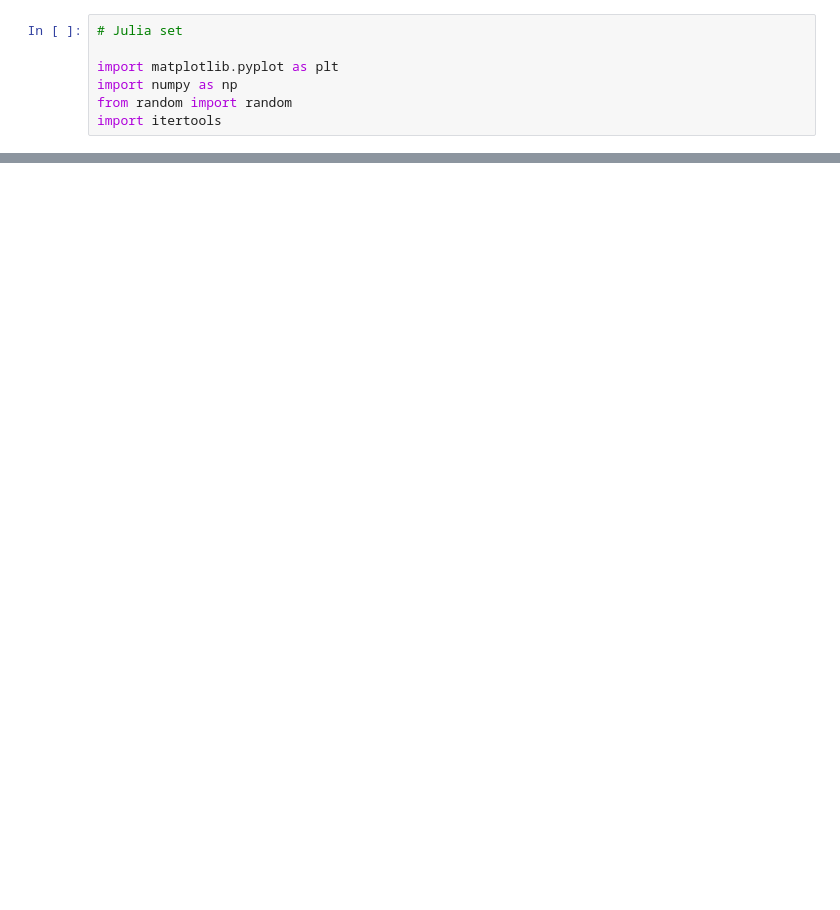
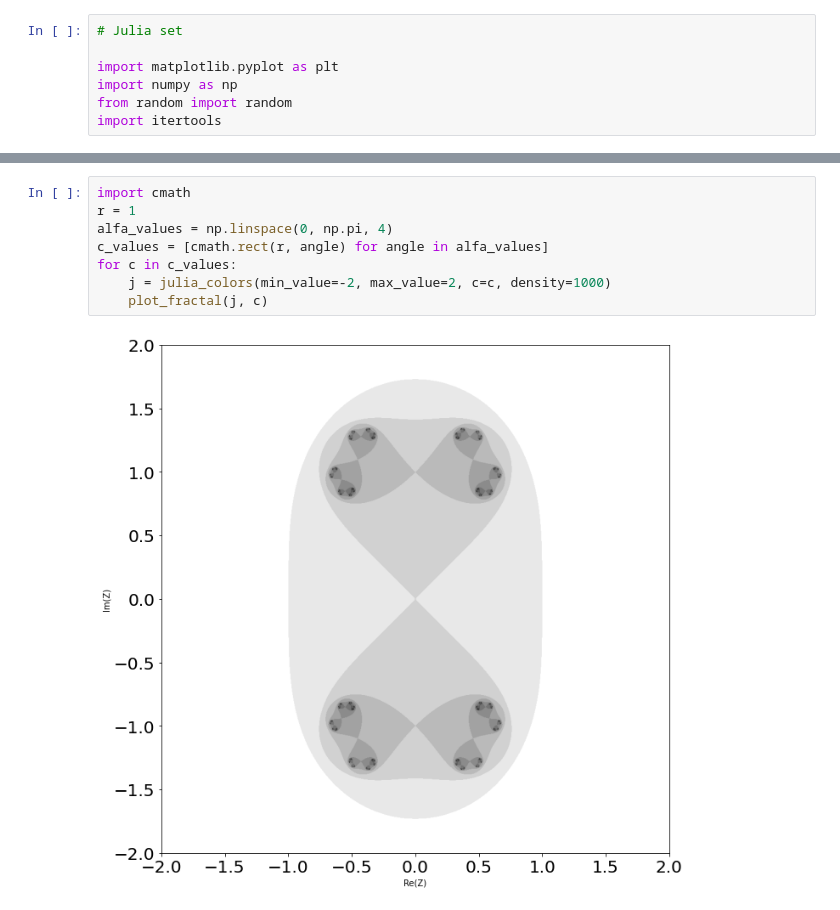
Before and after one commit to AnnyshkaF/High-Performance-Lab, a Jupyter notebook: task_2.ipynb, the cells around one changed output, grey strips where cells are left out. Saved outputs shown, nothing was run; the diff lists cells and outputs as text; blank space fills up the shorter version.

```diff
--- a/task_2.ipynb
+++ b/task_2.ipynb
@@ -82,0 +106,10 @@ plot_fractal(jb)
+# %%
+import cmath
+r = 1
+alfa_values = np.linspace(0, np.pi, 4)
+c_values = [cmath.rect(r, angle) for angle in alfa_values]
+for c in c_values:
+    j = julia_colors(min_value=-2, max_value=2, c=c, density=1000)
+    plot_fractal(j, c)
+# %% [output]
+[figure, added]
```
Also changed, not shown: parts of 12 cells of this notebook.
